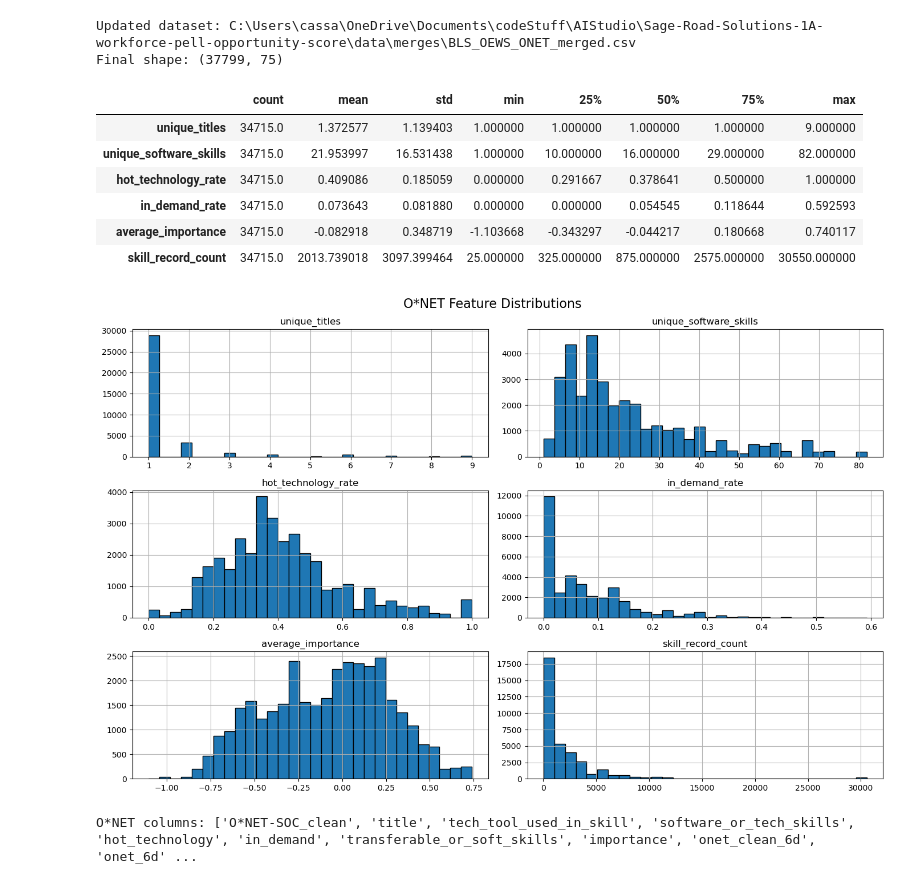
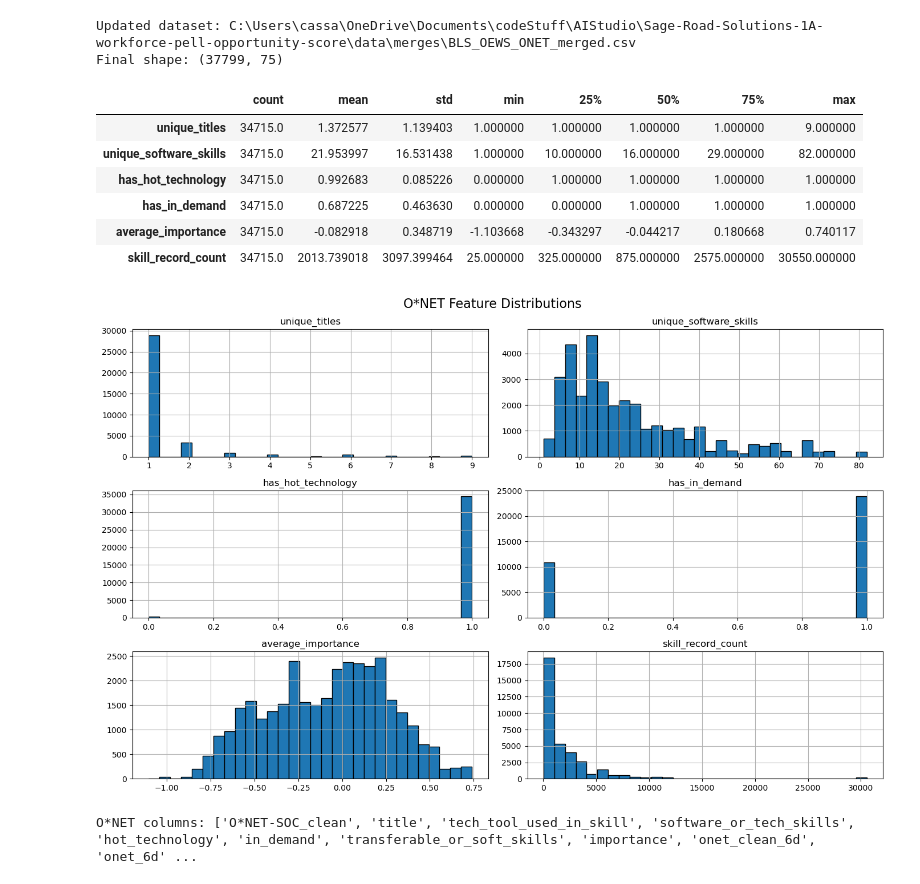
Before and after one commit to Break-Through-Tech/Sage-Road-Solutions-1A-workforce-pell-opportunity-score, a Jupyter notebook: notebooks/merges/BLS_O-NET_Merging/Merging.ipynb, the cells around one changed output. Cells and saved outputs as stored; diff of their text form; code cells hidden in the pictures.

```diff
--- a/notebooks/merges/BLS_O-NET_Merging/Merging.ipynb
+++ b/notebooks/merges/BLS_O-NET_Merging/Merging.ipynb
@@ -385,8 +385,8 @@ dfONET_aggregated = (
         unique_titles=("Title", "nunique"),
         unique_software_skills=("Software or Tech Skills", "nunique"),
         unique_soft_skills=("Transferable or Soft Skills", "nunique"),
-        hot_technology_rate=("Hot Technology", "mean"),
-        in_demand_rate=("In Demand", "mean"),
+        has_hot_technology=("Hot Technology", "max"),
+        has_in_demand=("In Demand", "max"),
         average_importance=("Importance", "mean"),
         skill_record_count=("O*NET-SOC_clean", "size")
     )
@@ -560,20 +554,19 @@ Final shape: (37799, 75)
 # %%
 onet_features = [
     "unique_titles",
     "unique_software_skills",
-    "hot_technology_rate",
-    "in_demand_rate",
+    "has_hot_technology",
+    "has_in_demand",
     "average_importance",
-    "skill_record_count"
+    "skill_record_count",
 ]
-
 dfFinal[onet_features].describe().T
 # %% [output]
 |  | count | mean | std | min | 25% | 50% | 75% | max |
 | unique_titles | 34715.0 | 1.372577 | 1.139403 | 1.000000 | 1.000000 | 1.000000 | 1.000000 | 9.000000 |
 | unique_software_skills | 34715.0 | 21.953997 | 16.531438 | 1.000000 | 10.000000 | 16.000000 | 29.000000 | 82.000000 |
-| hot_technology_rate | 34715.0 | 0.409086 | 0.185059 | 0.000000 | 0.291667 | 0.378641 | 0.500000 | 1.000000 |
-| in_demand_rate | 34715.0 | 0.073643 | 0.081880 | 0.000000 | 0.000000 | 0.054545 | 0.118644 | 0.592593 |
+| has_hot_technology | 34715.0 | 0.992683 | 0.085226 | 0.000000 | 1.000000 | 1.000000 | 1.000000 | 1.000000 |
+| has_in_demand | 34715.0 | 0.687225 | 0.463630 | 0.000000 | 0.000000 | 1.000000 | 1.000000 | 1.000000 |
 | average_importance | 34715.0 | -0.082918 | 0.348719 | -1.103668 | -0.343297 | -0.044217 | 0.180668 | 0.740117 |
 | skill_record_count | 34715.0 | 2013.739018 | 3097.399464 | 25.000000 | 325.000000 | 875.000000 | 2575.000000 | 30550.000000 |
 # %%
@@ -589,7 +582,7 @@ plt.suptitle("O*NET Feature Distributions", fontsize=16)
 plt.tight_layout()
 plt.show()
 # %% [output]
-[figure, old version]
+[figure, new version]
 # %%
 # Cells below use snake_case O*NET names and dashed SOC codes (11-1011) to match OEWS soc_code
 dfO_Net = dfO_Net.rename(columns={
```
Also changed, not shown: parts of 33 cells of this notebook, 8 other files.
